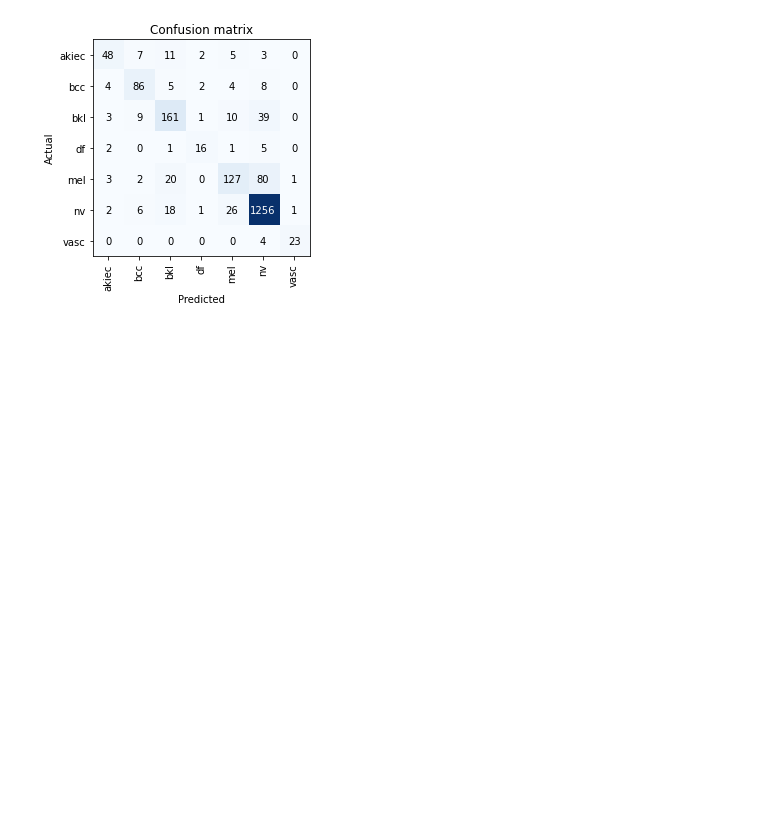
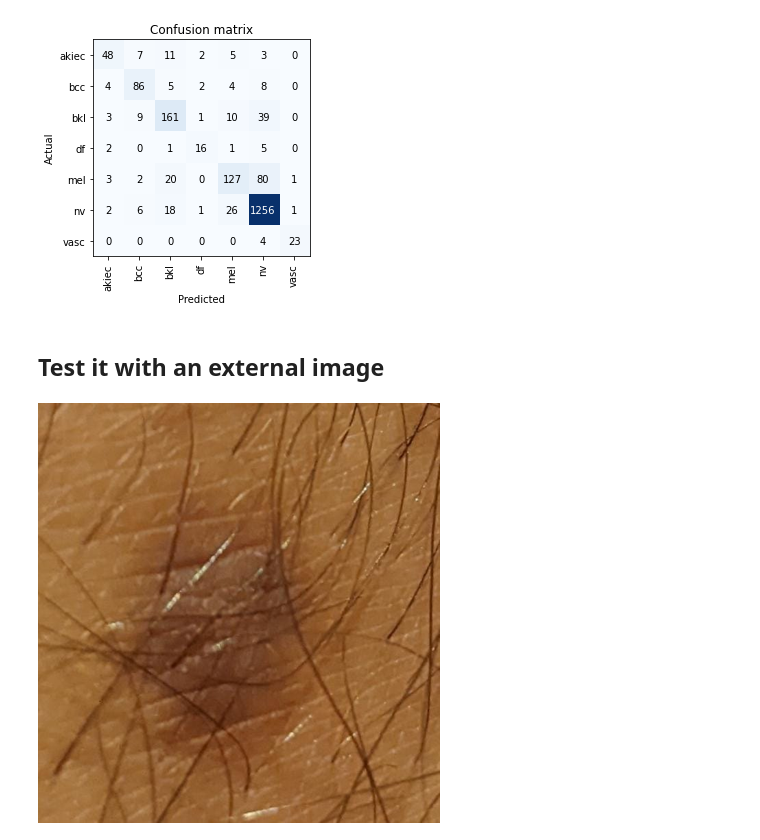
Before and after one commit to maraoz/kaggle-comps, a Jupyter notebook: skin-cancer.ipynb, the cells around one changed output. Cells and saved outputs as stored; diff of their text form; code cells hidden in the pictures; blank space fills up the shorter version.

```diff
--- a/skin-cancer.ipynb
+++ b/skin-cancer.ipynb
@@ -233,3 +233,11 @@ interp.plot_confusion_matrix()
 [interactive output not drawn]
 [interactive output not drawn]
 [figure]
+# %% [markdown]
+## Test it with an external image
+# %%
+external = PILImage.create('external/2.jpeg')
+external.thumbnail((420,420))
+external
+# %% [output]
+[figure, added]
```
Also changed, not shown: parts of 2 cells of this notebook, 5 other files.
